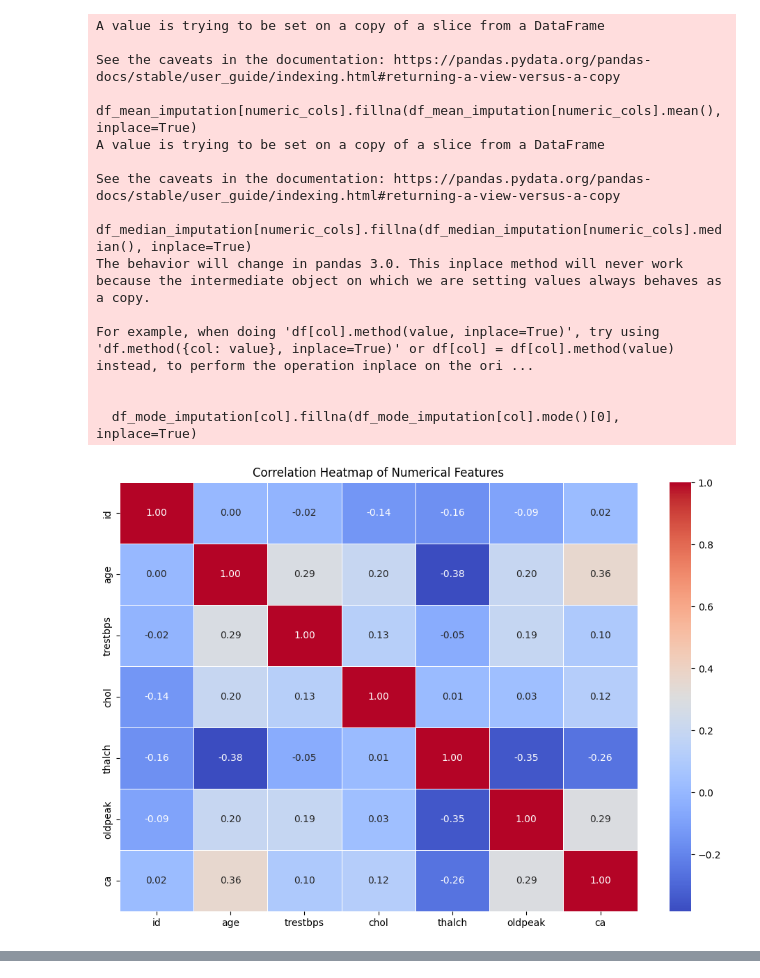
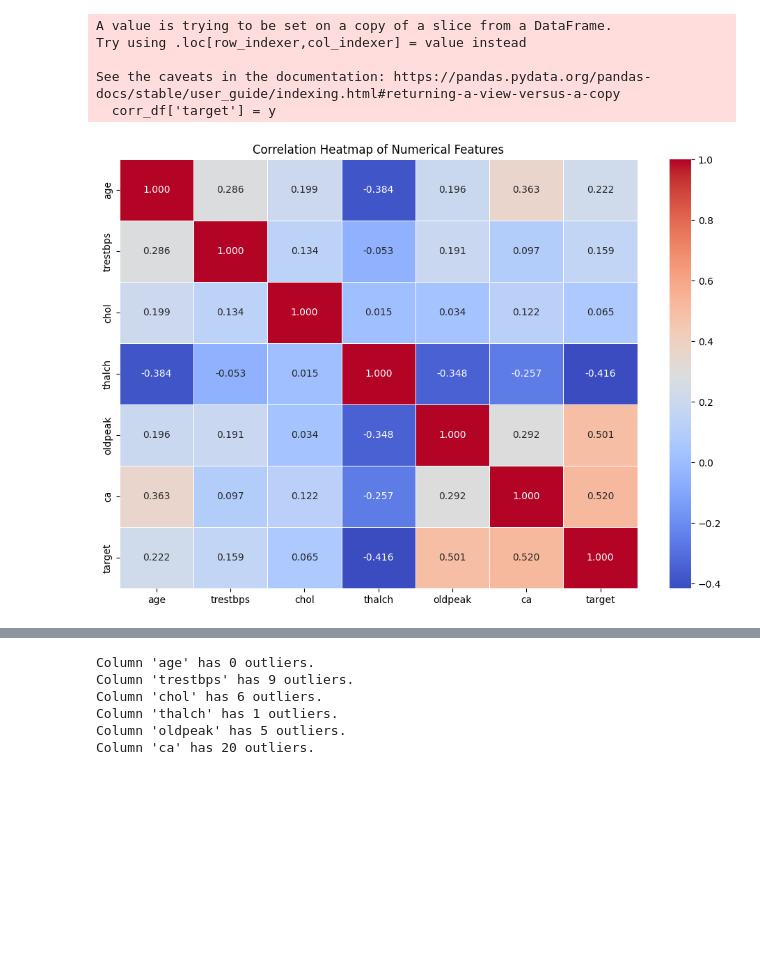
Before and after one commit to HitkarMiglani/supervised_lab, a Jupyter notebook: lab3(1).ipynb, the cells around one changed output, grey strips where cells are left out. Cells and saved outputs as stored; diff of their text form; code cells hidden in the pictures; blank space fills up the shorter version.

```diff
--- a/lab3(1).ipynb
+++ b/lab3(1).ipynb
@@ -16,8 +18,8 @@ from scipy import stats
 df = pd.read_csv('heart_disease_uci.csv')
 
 # Step 2: Display the first few rows and check for missing values
-print("Original Dataset:")
-print(df.head())
+# print("Original Dataset:")
+print(df.dtypes)
 
 print("\nSummary of Missing Values in the Dataset:")
 print(df.isnull().sum())
@@ -27,14 +29,14 @@ print(df.isnull().sum())
 # Mean Imputation (for numeric columns)
 df_mean_imputation = df.copy()
 numeric_cols = df_mean_imputation.select_dtypes(include=['number']).columns
-df_mean_imputation[numeric_cols].fillna(df_mean_imputation[numeric_cols].mean(), inplace=True)
+df_mean_imputation[numeric_cols] = df_mean_imputation[numeric_cols].fillna(df_mean_imputation[numeric_cols].mean(), inplace=False)
 
 print("\nDataset after Mean Imputation:")
 print(df_mean_imputation.isnull().sum())
 
 # Median Imputation (for numeric columns)
 df_median_imputation = df.copy()
-df_median_imputation[numeric_cols].fillna(df_median_imputation[numeric_cols].median(), inplace=True)
+df_median_imputation[numeric_cols] = df_median_imputation[numeric_cols].fillna(df_median_imputation[numeric_cols].median(), inplace=False)
 
 print("\nDataset after Median Imputation:")
 print(df_median_imputation.isnull().sum())
@@ -43,7 +45,7 @@ print(df_median_imputation.isnull().sum())
 df_mode_imputation = df.copy()
 categorical_cols = df_mode_imputation.select_dtypes(include=['object']).columns
 for col in categorical_cols:
-    df_mode_imputation[col].fillna(df_mode_imputation[col].mode()[0], inplace=True)
+    df_mode_imputation[col] = df_mode_imputation[col].fillna(df_mode_imputation[col].mode()[0], inplace=False)
 
 print("\nDataset after Mode Imputation:")
 print(df_mode_imputation.isnull().sum())
@@ -70,7 +72,7 @@ print("\nDataset after Dropping Rows with Missing Values:")
 print(df_dropped.isnull().sum())
 
 # Step 6: Define X (features) and y (target variable)
-X = df_dropped.drop(columns=['num'])  # Replace 'num' with the actual target column
+X = df_dropped.drop(columns=['num','dataset','id'])  # Replace 'num' with the actual target column
 y = df_dropped['num']
 
 # Label encode the categorical features
@@ -83,6 +85,7 @@ X_categorical_encoded = X_categorical.apply(labelencoder.fit_transform)
 # Step 7: Apply Chi-Square test to select top k features
 chi2_selector = SelectKBest(chi2, k='all').fit(X_categorical_encoded, y)
 chi2_scores = chi2_selector.scores_
+chi2_features = chi2_selector.feature_names_in_.tolist()
 
 # Get selected features from Chi-Square
 selected_features_chi2_mask = chi2_selector.get_support()
@@ -90,18 +93,22 @@ selected_features_chi2 = X_categorical.columns[selected_features_chi2_mask]
 
 print("Chi-Square Scores for Features:")
 print(chi2_scores)
+print("\nChi-Square Features:")
+print(chi2_features)
 print("\nSelected Features based on Chi-Square Test:")
 print(selected_features_chi2)
 
 # Step 8: Feature selection based on Correlation Matrix (for numerical features)
 numeric_cols = X.select_dtypes(include=['number']).columns
+corr_df = X[numeric_cols]
+corr_df['target'] = y
 
 # Calculate correlation matrix
-correlation_matrix = X[numeric_cols].corr()
+correlation_matrix = corr_df.corr()
 
 # Plotting the correlation heatmap
 plt.figure(figsize=(12, 8))
-sns.heatmap(correlation_matrix, annot=True, fmt=".2f", cmap='coolwarm', linewidths=0.5)
+sns.heatmap(correlation_matrix, annot=True, fmt=".3f", cmap='coolwarm', linewidths=0.5)
 plt.title('Correlation Heatmap of Numerical Features')
 plt.show()
 
@@ -180,16 +187,7 @@ Index(['sex', 'dataset', 'cp', 'fbs', 'restecg', 'exang', 'slope', 'thal'], dtyp
-A value is trying to be set on a copy of a slice from a DataFrame
+A value is trying to be set on a copy of a slice from a DataFrame.
+Try using .loc[row_indexer,col_indexer] = value instead
 
 See the caveats in the documentation: https://pandas.pydata.org/pandas-docs/stable/user_guide/indexing.html#returning-a-view-versus-a-copy
-  df_mean_imputation[numeric_cols].fillna(df_mean_imputation[numeric_cols].mean(), inplace=True)
-A value is trying to be set on a copy of a slice from a DataFrame
-
-See the caveats in the documentation: https://pandas.pydata.org/pandas-docs/stable/user_guide/indexing.html#returning-a-view-versus-a-copy
-  df_median_imputation[numeric_cols].fillna(df_median_imputation[numeric_cols].median(), inplace=True)
-The behavior will change in pandas 3.0. This inplace method will never work because the intermediate object on which we are setting values always behaves as a copy.
-
-For example, when doing 'df[col].method(value, inplace=True)', try using 'df.method({col: value}, inplace=True)' or df[col] = df[col].method(value) instead, to perform the operation inplace on the ori ...
-
-
-  df_mode_imputation[col].fillna(df_mode_imputation[col].mode()[0], inplace=True)
+  corr_df['target'] = y
-[figure, old version]
+[figure, new version]
 Selected Features based on Correlation Matrix (threshold > 0.1):
@@ -211,0 +210,11 @@ First 5 rows of Normalized Data:
+# %%
+for i in X_numeric.columns:
+    outliers_count = X[(X_numeric[i] < (Q1[i] - 1.5 * IQR[i])) | (X_numeric[i] > (Q3[i] + 1.5 * IQR[i]))][i].count()
+    print(f"Column '{i}' has {outliers_count} outliers.")
+# %% [output]
+Column 'age' has 0 outliers.
+Column 'trestbps' has 9 outliers.
+Column 'chol' has 6 outliers.
+Column 'thalch' has 1 outliers.
+Column 'oldpeak' has 5 outliers.
+Column 'ca' has 20 outliers.
```
Also changed, not shown: parts of 2 cells of this notebook, 3 other files.
